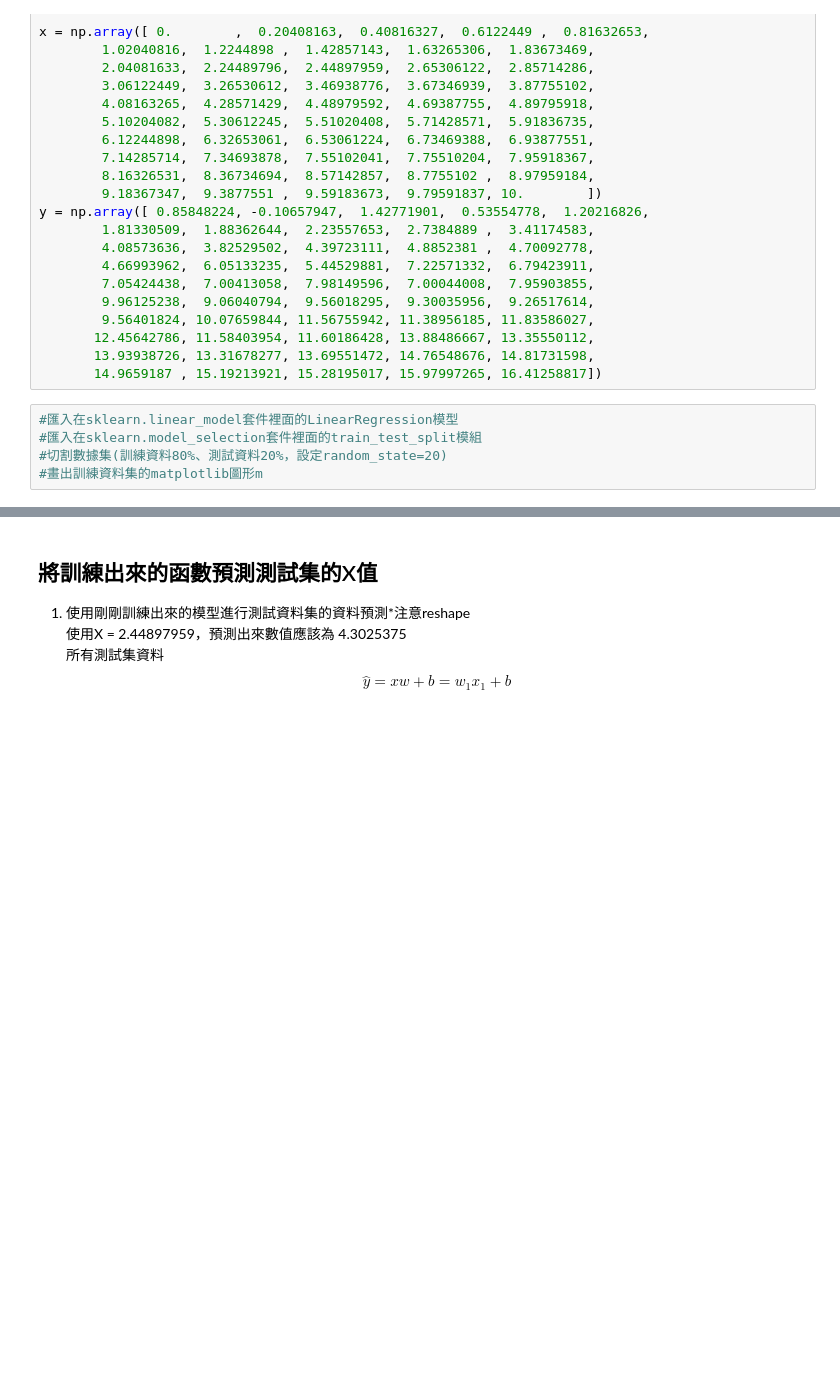
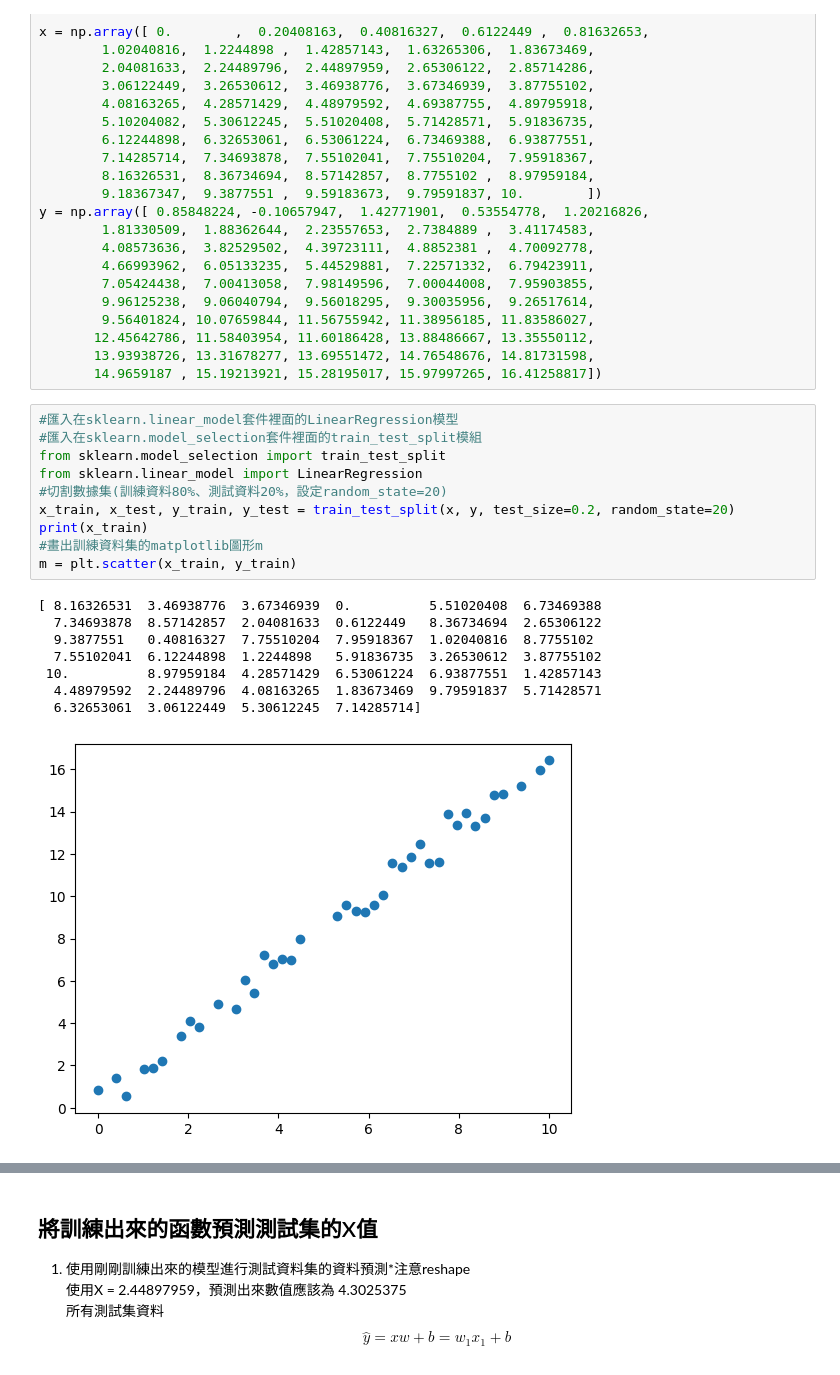
Before and after one commit to Athenawu1998/IMLP347, a Jupyter notebook: HW4/Unit04/Linear Regression_HW.ipynb, the cells around one changed output, grey strips where cells are left out. Drawn from its saved outputs; the diff is of its cells as text; blank space fills up the shorter version.

```diff
--- a/HW4/Unit04/Linear Regression_HW.ipynb
+++ b/HW4/Unit04/Linear Regression_HW.ipynb
@@ -103,11 +103,25 @@ y = np.array([ 0.85848224, -0.10657947,  1.42771901,  0.53554778,  1.20216826,
        12.45642786, 11.58403954, 11.60186428, 13.88486667, 13.35550112,
        13.93938726, 13.31678277, 13.69551472, 14.76548676, 14.81731598,
        14.9659187 , 15.19213921, 15.28195017, 15.97997265, 16.41258817])
-# %%
-#匯入在sklearn.linear_model套件裡面的LinearRegression模型
-#匯入在sklearn.model_selection套件裡面的train_test_split模組
-#切割數據集(訓練資料80%、測試資料20%，設定random_state=20)
-#畫出訓練資料集的matplotlib圖形m
+# %%
+#匯入在sklearn.linear_model套件裡面的LinearRegression模型
+#匯入在sklearn.model_selection套件裡面的train_test_split模組
+from sklearn.model_selection import train_test_split
+from sklearn.linear_model import LinearRegression
+#切割數據集(訓練資料80%、測試資料20%，設定random_state=20)
+x_train, x_test, y_train, y_test = train_test_split(x, y, test_size=0.2, random_state=20)
+print(x_train)
+#畫出訓練資料集的matplotlib圖形m
+m = plt.scatter(x_train, y_train)
+# %% [output]
+[ 8.16326531  3.46938776  3.67346939  0.          5.51020408  6.73469388
+  7.34693878  8.57142857  2.04081633  0.6122449   8.36734694  2.65306122
+  9.3877551   0.40816327  7.75510204  7.95918367  1.02040816  8.7755102
+  7.55102041  6.12244898  1.2244898   5.91836735  3.26530612  3.87755102
+ 10.          8.97959184  4.28571429  6.53061224  6.93877551  1.42857143
+  4.48979592  2.24489796  4.08163265  1.83673469  9.79591837  5.71428571
+  6.32653061  3.06122449  5.30612245  7.14285714]
+[figure, added]
 # %% [markdown]
 ## 用訓練資料來 fit 函數
 1. 只用訓練資料集的資料進行linear regression演算法<br>
```
Also changed, not shown: parts of 6 cells of this notebook.
